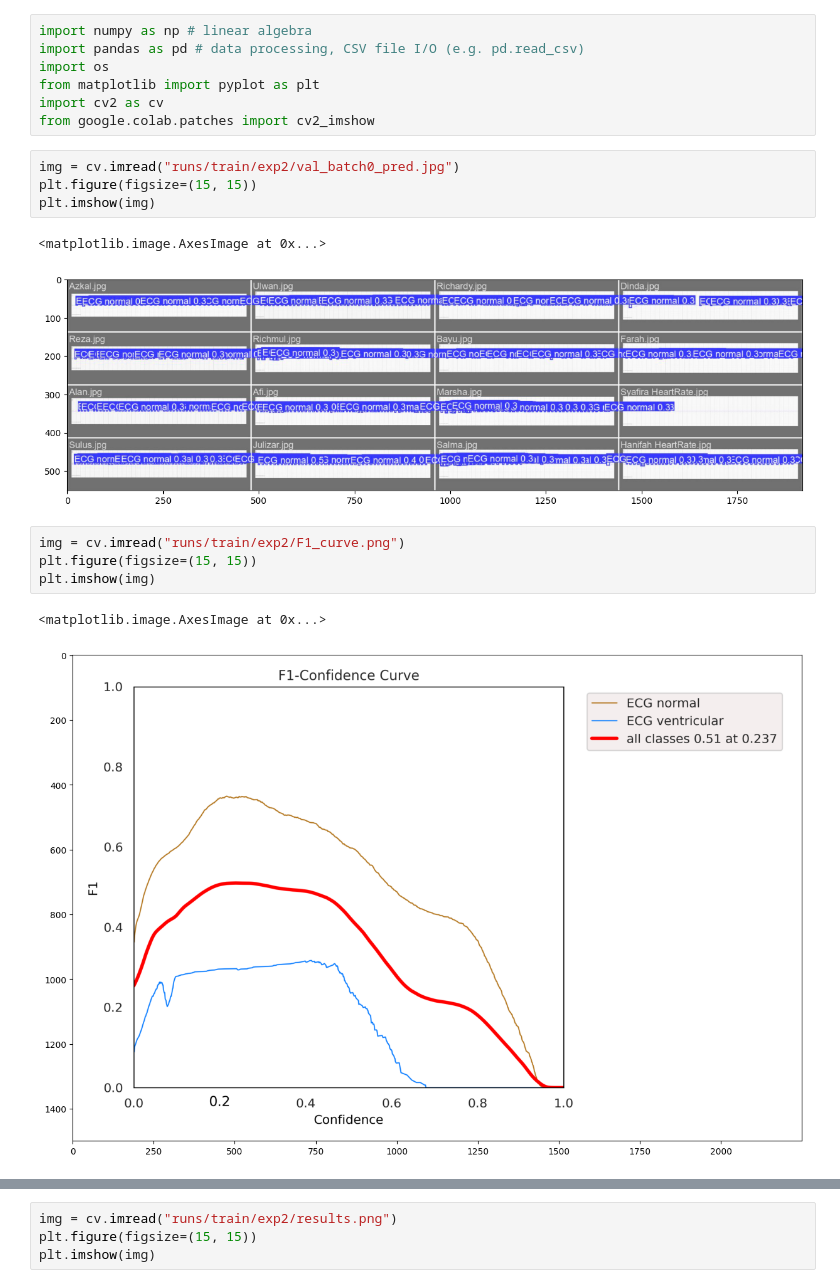
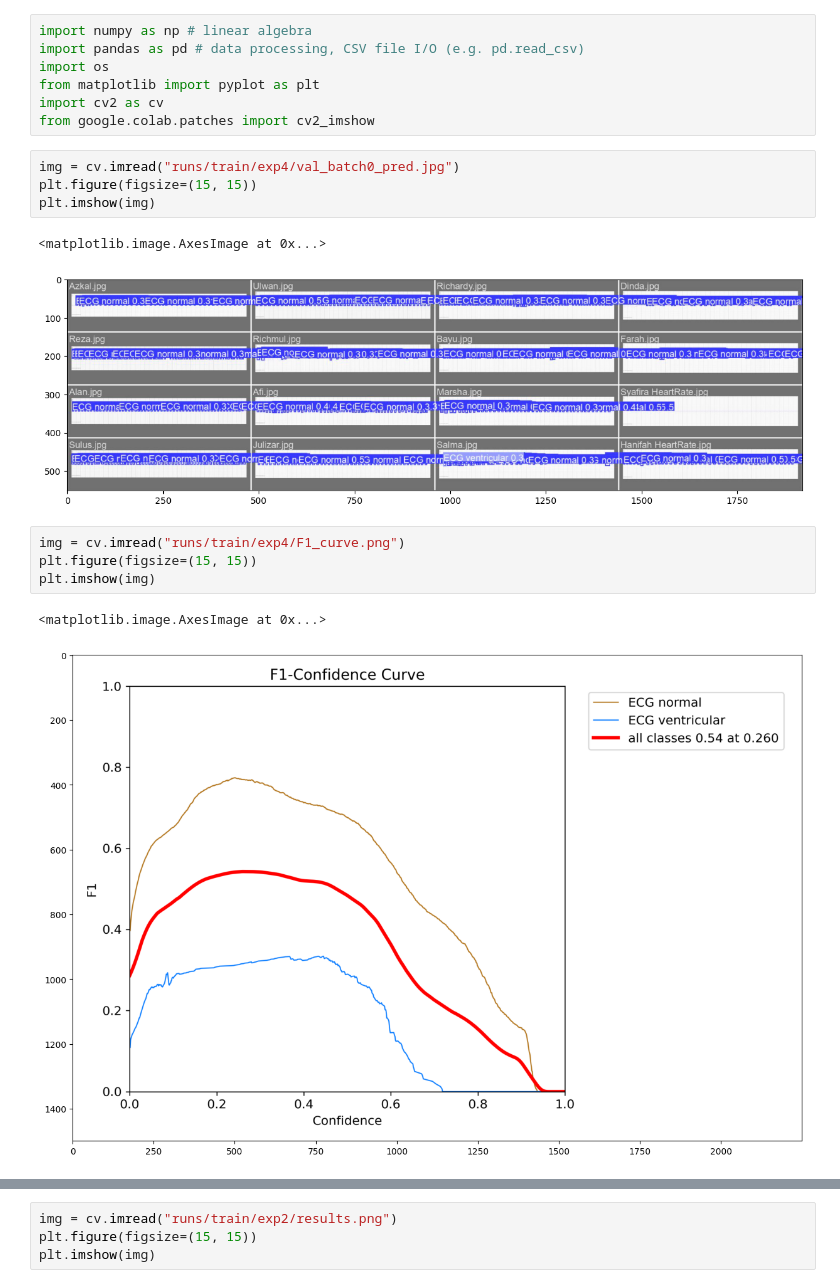
Before and after one commit to anditto5/anditto-farhan-, a Jupyter notebook: yolov5customobj.ipynb, the cells around one changed output, grey strips where cells are left out. Saved outputs shown, nothing was run; the diff lists cells and outputs as text.

```diff
--- a/yolov5customobj.ipynb
+++ b/yolov5customobj.ipynb
@@ -94,17 +94,17 @@ from matplotlib import pyplot as plt
 import cv2 as cv
 from google.colab.patches import cv2_imshow
 # %%
-img = cv.imread("runs/train/exp2/val_batch0_pred.jpg")
+img = cv.imread("runs/train/exp4/val_batch0_pred.jpg")
 plt.figure(figsize=(15, 15))
 plt.imshow(img)
 # %% [output]
 <matplotlib.image.AxesImage at 0x...>
-[figure, old version]
+[figure, new version]
 # %%
-img = cv.imread("runs/train/exp2/F1_curve.png")
+img = cv.imread("runs/train/exp4/F1_curve.png")
 plt.figure(figsize=(15, 15))
 plt.imshow(img)
 # %% [output]
 <matplotlib.image.AxesImage at 0x...>
-[figure, old version]
+[figure, new version]
 # %%
```
Also changed, not shown: parts of 8 cells of this notebook.
